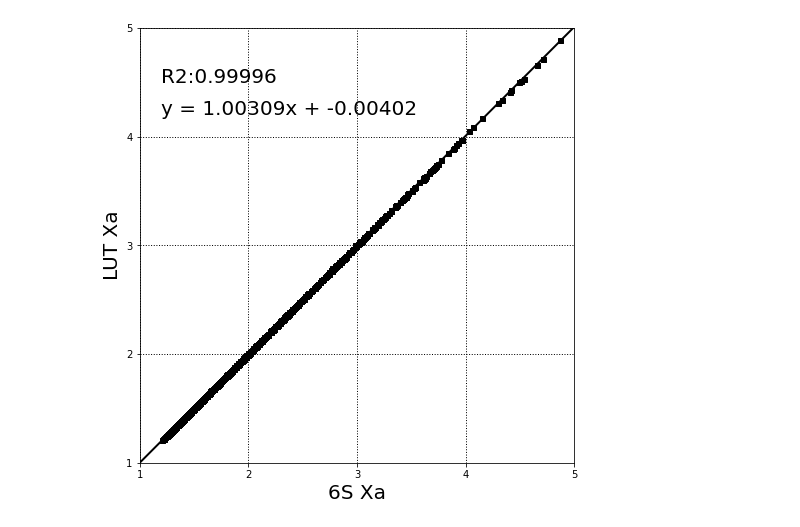
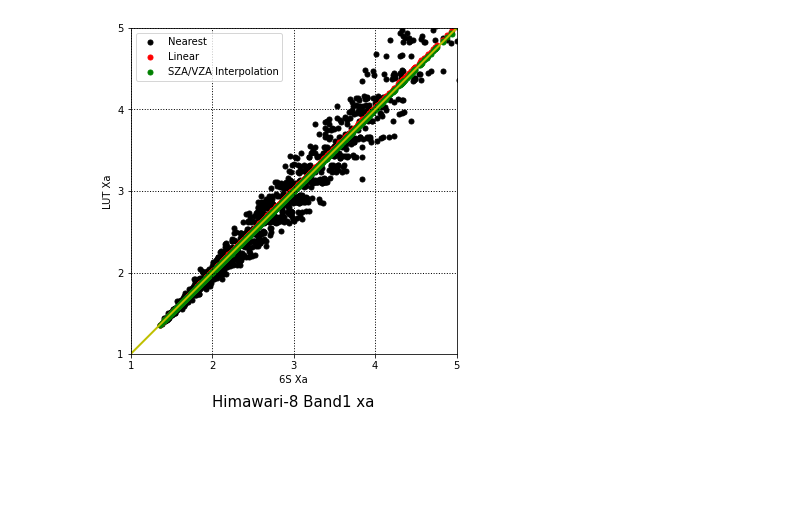
Before and after one commit to Lw46/Himawari_SGLI, a Jupyter notebook: LUT_Validation_b01.ipynb, the cells around one changed output. Drawn from its saved outputs; the diff is of its cells as text; code cells hidden in the pictures; blank space fills up the shorter version.

```diff
--- a/LUT_Validation_b01.ipynb
+++ b/LUT_Validation_b01.ipynb
@@ -82,13 +82,13 @@ water = np.linspace(0,7,8)
 ozone = np.linspace(0.2,0.4,5)
 AOT = np.array([0.01,0.05,0.1,0.15,0.2,0.3,0.4,0.6,0.8,1.0,1.5,2.0])
 raa = np.linspace(0,180,19)
-LUT_path = '/media/liwei/Data/LUT/'
+LUT_path = 'LUT/'
 # %%
 fn1,fn2,fn3 = LUT_interpolation(LUT_path).LUT_interpolation()
 # %%
 OZONE = np.random.uniform(0.2,0.4,1000)
 WATER = np.random.uniform(0,7,1000)
-AOT = np.random.uniform(0.01,2,1000)
+aot = np.random.uniform(0.01,2,1000)
 SZA = np.random.uniform(0,80,1000)
 VZA = np.random.uniform(0,80,1000)
 RAA = np.random.uniform(0,180,1000)
@@ -98,7 +98,7 @@ xb_LUT = []
 xc_LUT = []
 
 for i in range(1000):
-    xi = np.array([OZONE[i],AOT[i],RAA[i],SZA[i],VZA[i]])
+    xi = np.array([OZONE[i],aot[i],RAA[i],SZA[i],VZA[i]])
     xi = xi.T
     xa_LUT.append(fn1(xi))
     xb_LUT.append(fn2(xi))
@@ -113,7 +113,7 @@ def sixS(i):
     s = SixS()
     s.atmos_profile = AtmosProfile.UserWaterAndOzone(3,OZONE[i])
     s.aero_profile = AeroProfile.PredefinedType(2)
-    s.aot550 = AOT[i]
+    s.aot550 = aot[i]
     s.wavelength = Wavelength(band[0,0],band[band.shape[0]-1,0],band[:,1])
     s.altitudes.set_sensor_satellite_level()
     s.altitudes.set_target_custom_altitude(0)
@@ -142,40 +206,70 @@ X3=X[:,2]
 # %%
 import matplotlib.pyplot as plt
 import numpy as np
 from sklearn.metrics import r2_score
 
-x = np.arange(1,6)
-y =  1  * x
+xx = np.arange(1,6)
+
+r2_N = r2_score(X1, xa_LUT_N)
+r2_N = np.around(r2_N,4)
+k_N = np.polyfit(X1, xa_LUT_N,1)[0][0]
+b_N = np.polyfit(X1, xa_LUT_N,1)[1][0]
+k_N = np.around(k_N,4)
+b_N = np.around(b_N,4)
+yy_N = k_N * xx + b_N
+
+r2_L = r2_score(X1, xa_LUT_L)
+r2_L = np.around(r2_L,4)
+k_L = np.polyfit(X1, xa_LUT_L,1)[0][0]
+b_L = np.polyfit(X1, xa_LUT_L,1)[1][0]
+k_L = np.around(k_L,4)
+b_L = np.around(b_L,4)
+yy_L = k_L * xx + b_L
+
 r2 = r2_score(X1, xa_LUT)
-r2 = np.around(r2,5)
+r2 = np.around(r2,4)
 
 k = np.polyfit(X1, xa_LUT,1)[0][0]
 b = np.polyfit(X1, xa_LUT,1)[1][0]
-k = np.around(k,5)
-b = np.around(b,5)
+k = np.around(k,4)
+b = np.around(b,4)
 xx = np.arange(1,6)
 yy = k * xx + b
 
 
-fig = plt.figure(figsize=(8,8))
+
+x = np.arange(1,6)
+y = 1 * x
+fig = plt.figure(figsize=(6,6))
 ax = fig.add_subplot(111,aspect='equal')
 
-# ax.plot(x,y,color='r',linewidth=5,linestyle='-',zorder=2)
-ax.plot(xx,yy,color='k',linewidth=2,linestyle='-',zorder=2)
+# ax.plot(xx,yy_N,color='k',linewidth=3,linestyle='-',zorder=2)
+# ax.plot(xx,yy_L,color='r',linewidth=3,linestyle='-',zorder=2)
+# ax.plot(xx,yy,color='g',linewidth=3,linestyle='-',zorder=2)
 
 
-ax.scatter(X1, xa_LUT,marker='s',s=25,c='k')
+ax.scatter(X1, xa_LUT_N,marker='o',s=25,c='k',label='Nearest')
+ax.scatter(X1, xa_LUT_L,marker='o',s=25,c='r',label='Linear')
+ax.scatter(X1, xa_LUT,marker='o',s=25,c='g',label='SZA/VZA Interpolation')
+
+
 ax.set_xticks(np.arange(1,6,1))
 ax.set_yticks(np.arange(1,6,1))
 ax.grid(color='k', linestyle='dotted', linewidth=1,which='both')
-ax.set_xlabel("6S Xa",fontsize=20)
-ax.set_ylabel("LUT Xa",fontsize=20)
-ax.text(1.2,4.5,s = 'R2:{}'.format(r2),fontsize=20)
-ax.text(1.2,4.2,s = 'y = {}x + {}'.format(k,b),fontsize=20)
+ax.set_xlabel("6S Xa",fontsize=10)
+ax.set_ylabel("LUT Xa",fontsize=10)
+
+ax.plot(x,y,color='y',linewidth=2,linestyle='-',zorder=2)
+
+# ax.text(1.2,4.5,s = 'R2:{}'.format(r2),fontsize=20)
+# ax.text(1.2,4.2,s = 'y = {}x + {}'.format(k,b),fontsize=20)
+
 plt.xlim(1,5)
 plt.ylim(1,5)
+plt.title('Himawari-8 Band1 xa',fontsize=15,y=-0.18)
+plt.legend()
 plt.show()
-fig.savefig('LUT_xa_B01.jpg',dpi = 1000,bbox_inches = 'tight')
+fig.savefig('LUT_xa_B01_L.jpg',dpi = 1000,bbox_inches = 'tight')
 # %% [output]
-[figure, old version]
+[figure, new version]
 # %%
```
Also changed, not shown: parts of 8 cells of this notebook, 11 other files.
